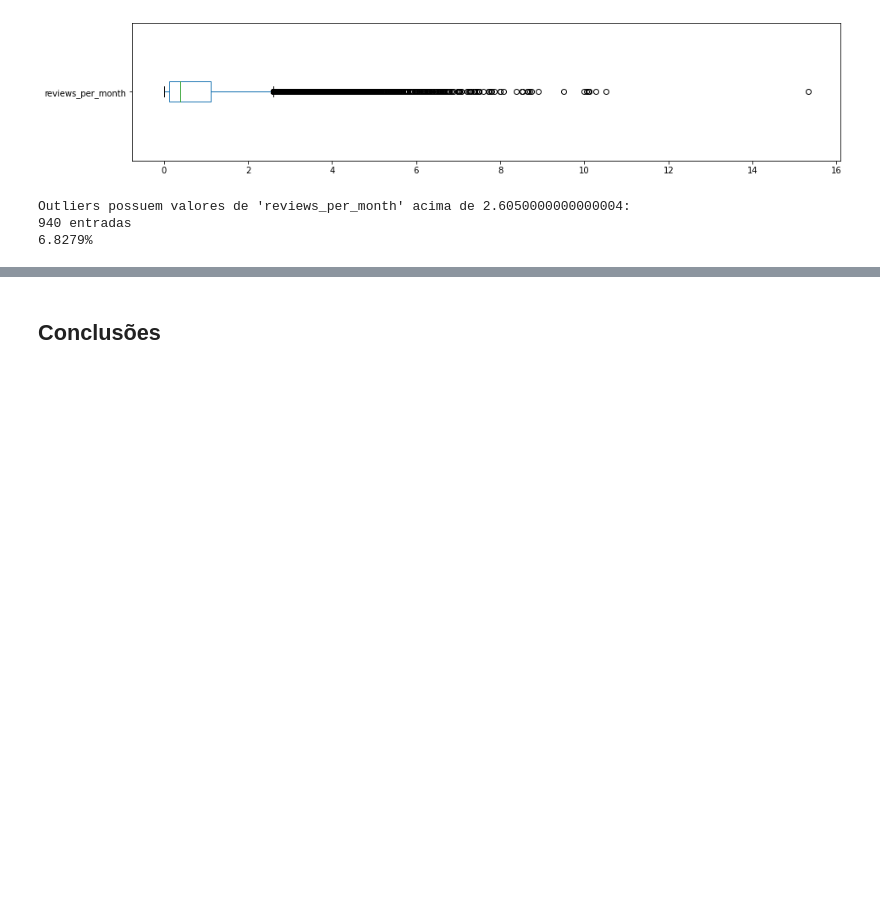
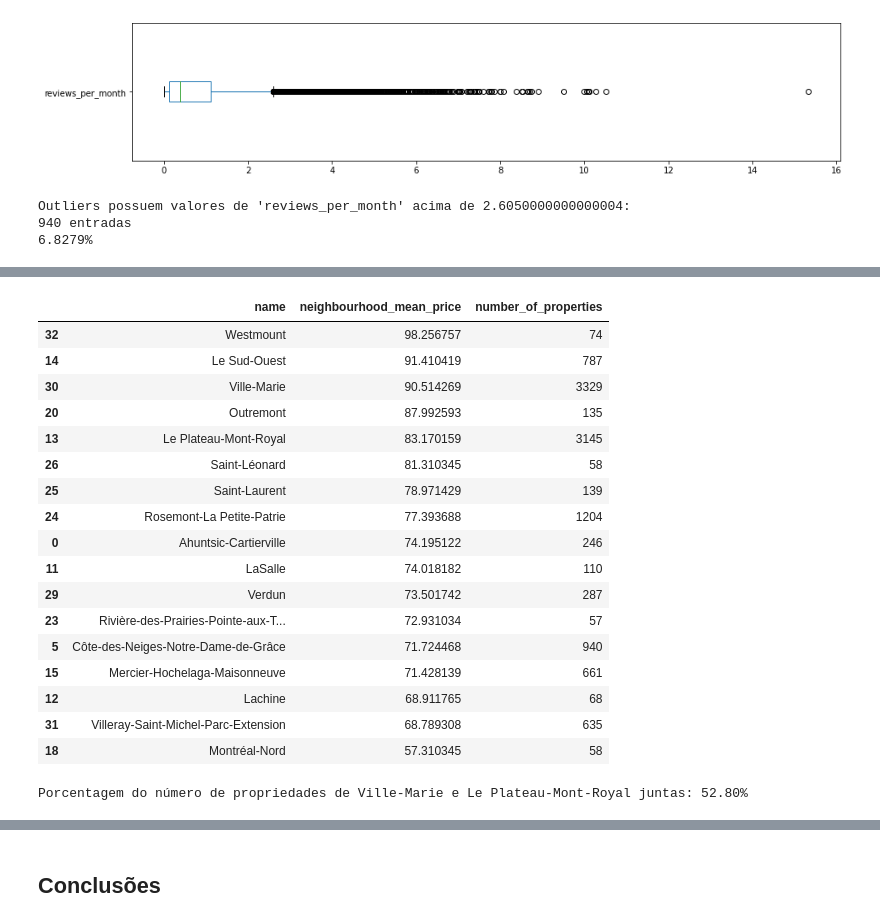
Before and after one commit to fernandoescobosa/data_science, a Jupyter notebook: Analisando_os_Dados_do_Airbnb_Montreal.ipynb, the cells around one changed output, grey strips where cells are left out. Saved outputs shown, nothing was run; the diff lists cells and outputs as text; code cells hidden in the pictures; blank space fills up the shorter version.

```diff
--- a/Analisando_os_Dados_do_Airbnb_Montreal.ipynb
+++ b/Analisando_os_Dados_do_Airbnb_Montreal.ipynb
@@ -443,0 +426,23 @@ df_clean.minimum_nights.mean()
+# %%
+bairros = pd.DataFrame(data={'name' : preco_medio_por_distrito.index,
+                               'neighbourhood_mean_price' : preco_medio_por_distrito.values,
+                               'number_of_properties' : num_imoveis_por_distrito.values})
+
+bairros_ate_10 = bairros.copy()
+bairros_ate_10.drop(bairros[bairros.number_of_properties > 10].index,
+              axis=0,
+              inplace=True)
+
+bairros_10_a_50 = bairros.copy()
+bairros_10_a_50.drop(bairros[bairros.number_of_properties <= 10].index,
+              axis=0,
+              inplace=True)
+bairros_10_a_50.drop(bairros_10_a_50[bairros_10_a_50.number_of_properties > 50].index,
+              axis=0,
+              inplace=True)
+
+
+bairros_acima_50 = bairros.copy()
+bairros_acima_50.drop(bairros[bairros.number_of_properties <= 50].index,
+              axis=0,
+              inplace=True)
@@ -443,0 +493,26 @@ df_clean.minimum_nights.mean()
+# %%
+bairros_acima_50.sort_values('neighbourhood_mean_price', ascending=False)
+# %% [output]
+|  | name | neighbourhood_mean_price | number_of_properties |
+| 32 | Westmount | 98.256757 | 74 |
+| 14 | Le Sud-Ouest | 91.410419 | 787 |
+| 30 | Ville-Marie | 90.514269 | 3329 |
+| 20 | Outremont | 87.992593 | 135 |
+| 13 | Le Plateau-Mont-Royal | 83.170159 | 3145 |
+| 26 | Saint-Léonard | 81.310345 | 58 |
+| 25 | Saint-Laurent | 78.971429 | 139 |
+| 24 | Rosemont-La Petite-Patrie | 77.393688 | 1204 |
+| 0 | Ahuntsic-Cartierville | 74.195122 | 246 |
+| 11 | LaSalle | 74.018182 | 110 |
+| 29 | Verdun | 73.501742 | 287 |
+| 23 | Rivière-des-Prairies-Pointe-aux-T... | 72.931034 | 57 |
+| 5 | Côte-des-Neiges-Notre-Dame-de-Grâce | 71.724468 | 940 |
+| 15 | Mercier-Hochelaga-Maisonneuve | 71.428139 | 661 |
+| 12 | Lachine | 68.911765 | 68 |
+| 31 | Villeray-Saint-Michel-Parc-Extension | 68.789308 | 635 |
+| 18 | Montréal-Nord | 57.310345 | 58 |
+# %%
+p = (bairros_acima_50[bairros_acima_50.name == "Le Plateau-Mont-Royal"].number_of_properties.values + bairros_acima_50[bairros_acima_50.name == "Ville-Marie"].number_of_properties.values)/df_clean.shape[0]*100
+print(f'Porcentagem do número de propriedades de Ville-Marie e Le Plateau-Mont-Royal juntas: {p[0]:.2f}%')
+# %% [output]
+Porcentagem do número de propriedades de Ville-Marie e Le Plateau-Mont-Royal juntas: 52.80%
```
Also changed, not shown: parts of 37 cells of this notebook.
